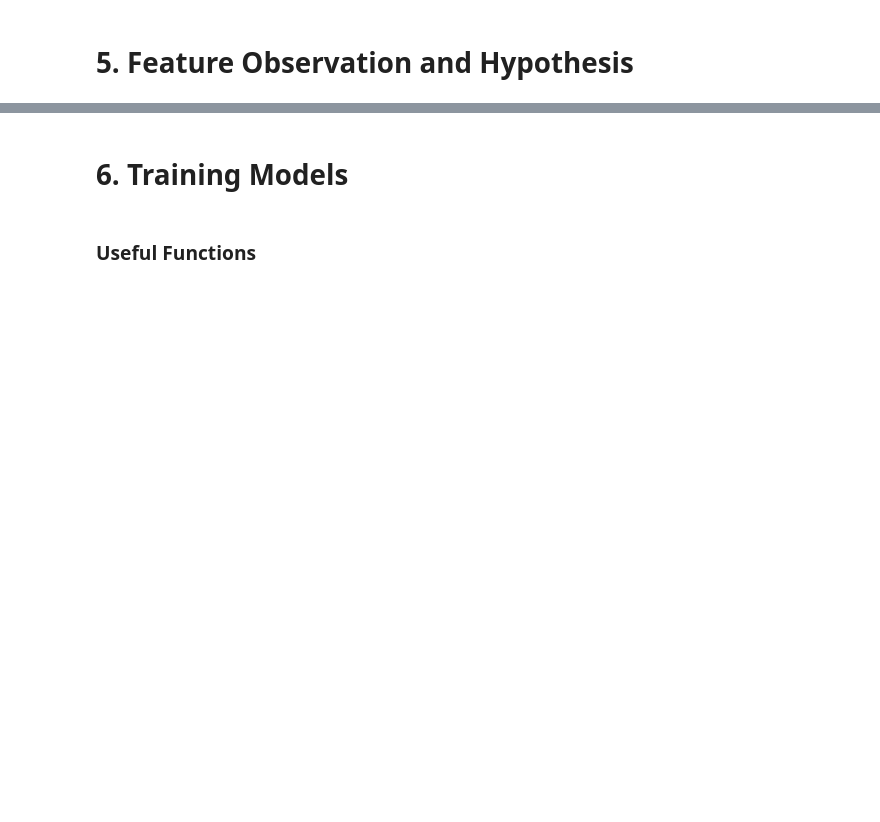
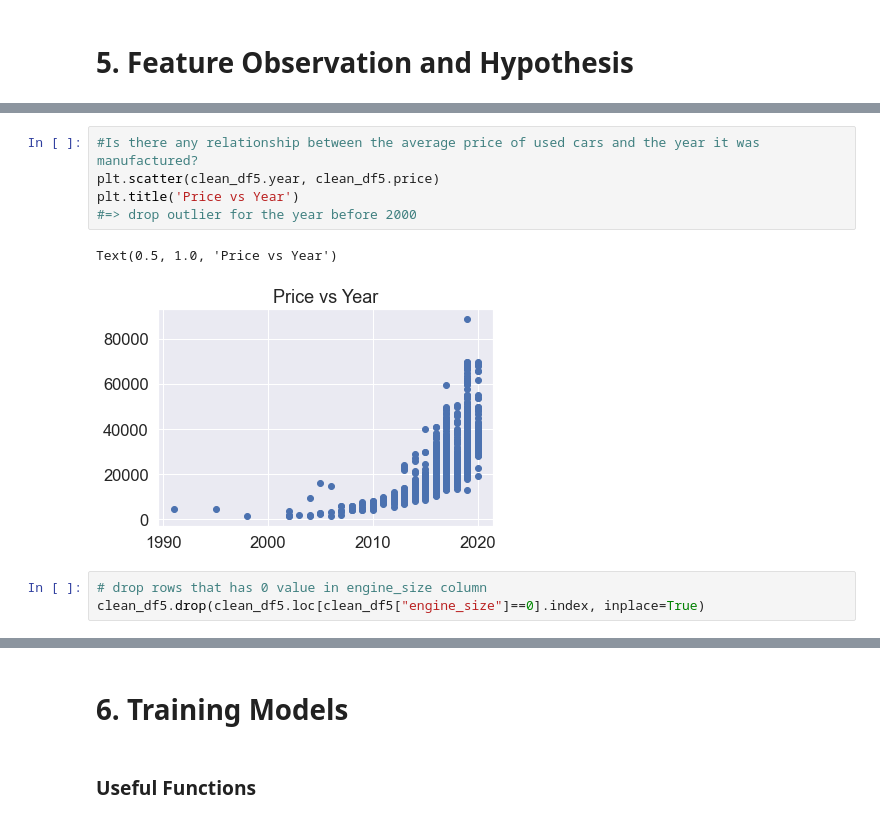
Before and after one commit to EmaTran/CSIS3290_GroupProject, a Jupyter notebook: MiniProject1/CSIS3290_MiniProject1.ipynb, the cells around one changed output, grey strips where cells are left out. Saved outputs shown, nothing was run; the diff lists cells and outputs as text; blank space fills up the shorter version.

```diff
--- a/MiniProject1/CSIS3290_MiniProject1.ipynb
+++ b/MiniProject1/CSIS3290_MiniProject1.ipynb
@@ -776,0 +802,11 @@ hm = sns.heatmap(cm,
+# %%
+#Is there any relationship between the average price of used cars and the year it was manufactured?
+plt.scatter(clean_df5.year, clean_df5.price)
+plt.title('Price vs Year')
+#=> drop outlier for the year before 2000
+# %% [output]
+Text(0.5, 1.0, 'Price vs Year')
+[figure, added]
+# %%
+# drop rows that has 0 value in engine_size column
+clean_df5.drop(clean_df5.loc[clean_df5["engine_size"]==0].index, inplace=True)
```
Also changed, not shown: parts of 26 cells of this notebook.
